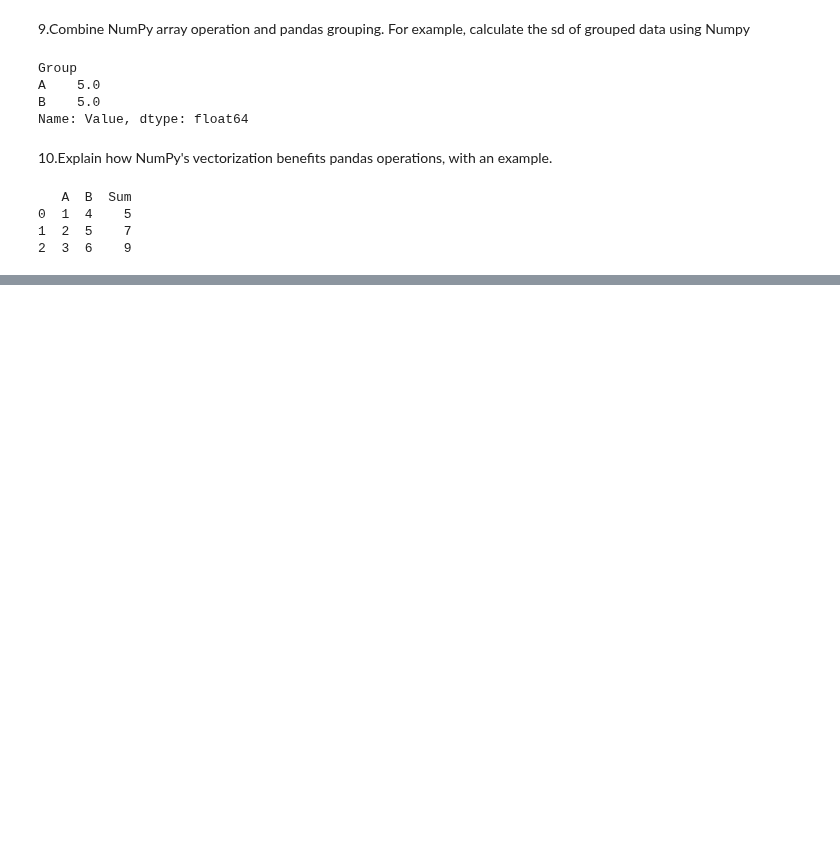
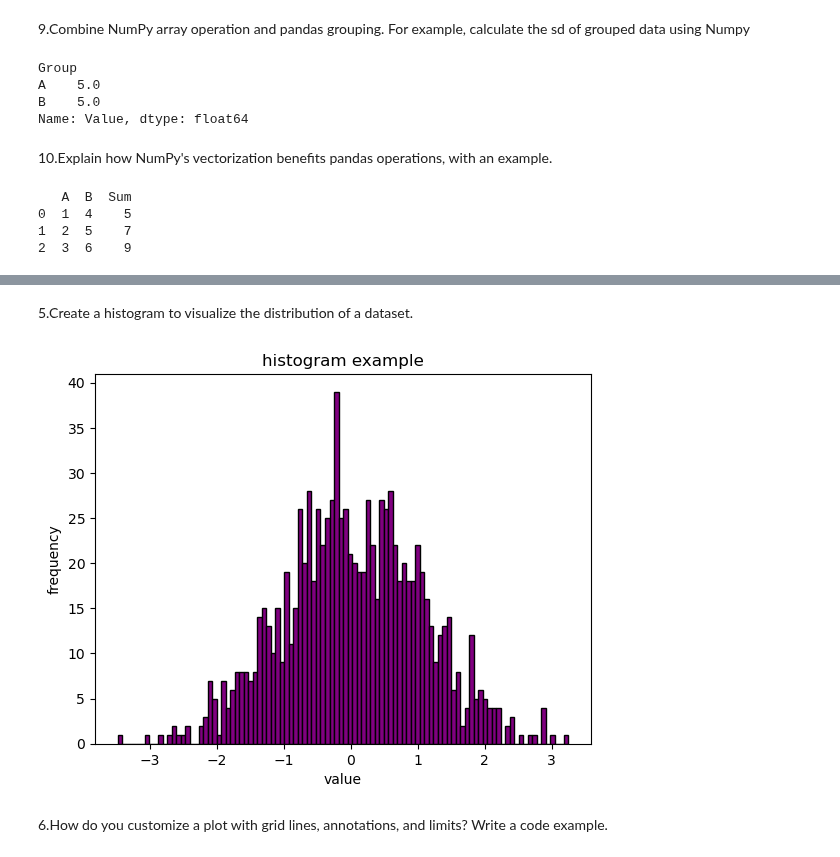
Before and after one commit to IamNotHim24/yaxam-lul, a Jupyter notebook: lalilalo/Yaxam.ipynb, the cells around one changed output, grey strips where cells are left out. Saved outputs shown, nothing was run; the diff lists cells and outputs as text; code cells hidden in the pictures; blank space fills up the shorter version.

```diff
--- a/lalilalo/Yaxam.ipynb
+++ b/lalilalo/Yaxam.ipynb
@@ -680,0 +532,14 @@ plt.show()
+# %% [markdown]
+5.Create a histogram to visualize the distribution of a dataset.
+# %%
+data = np.random.randn(1000)
+
+plt.hist(data,bins=100,color='purple',edgecolor='black')
+plt.xlabel('value')
+plt.ylabel('frequency')
+plt.title('histogram example')
+plt.show()
+# %% [output]
+[figure, added]
+# %% [markdown]
+6.How do you customize a plot with grid lines, annotations, and limits? Write a code example.
```
Also changed, not shown: parts of 112 cells of this notebook, 1 other file.
